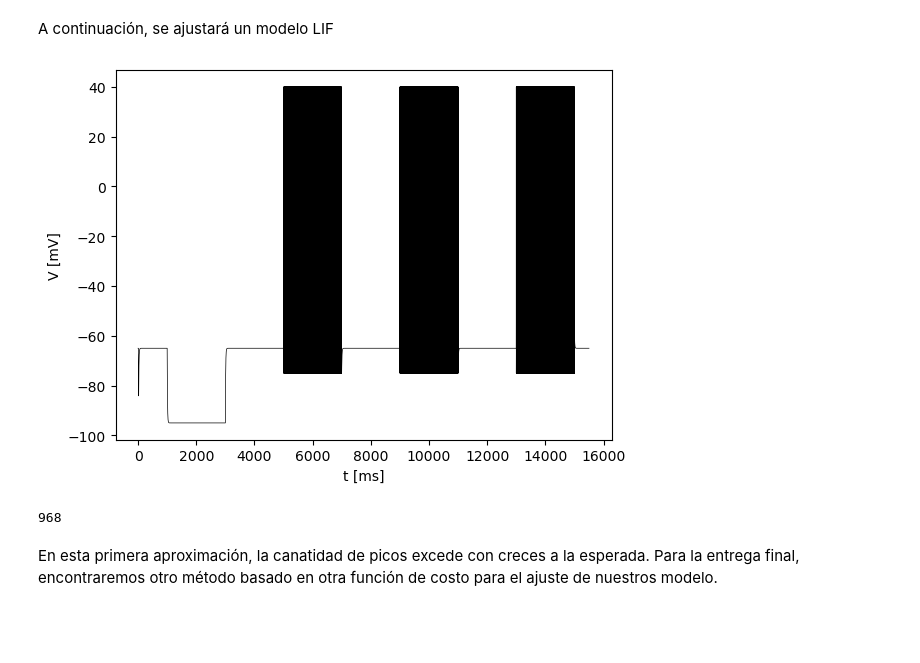
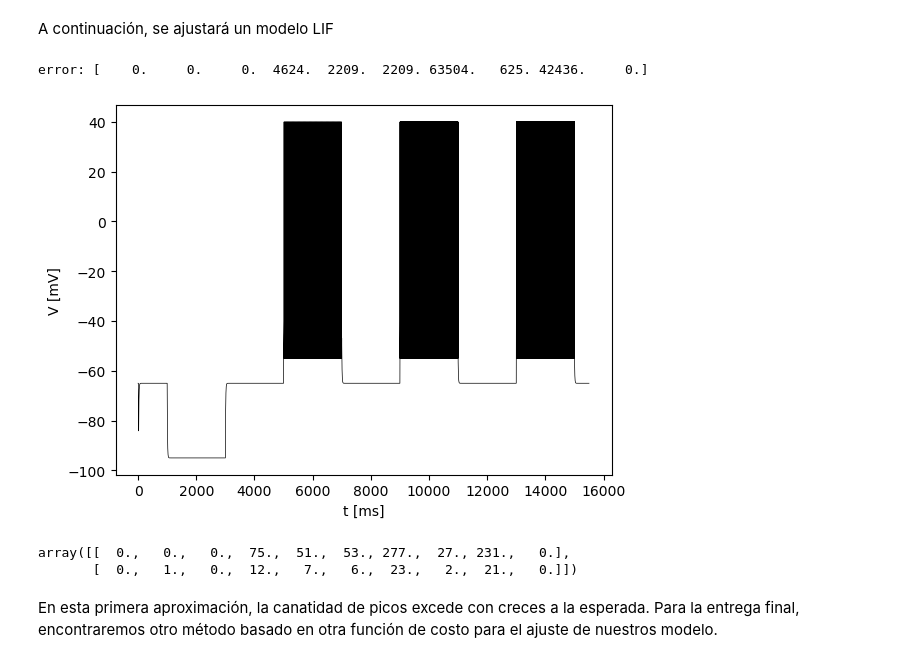
Before and after one commit to gonzagrau/Neuro-16-82, a Jupyter notebook: Trabajo Final/result_prelim_Grau_Gonzalez.ipynb, the cells around one changed output. Cells and saved outputs as stored; diff of their text form; code cells hidden in the pictures; blank space fills up the shorter version.

```diff
--- a/Trabajo Final/result_prelim_Grau_Gonzalez.ipynb
+++ b/Trabajo Final/result_prelim_Grau_Gonzalez.ipynb
@@ -107,13 +111,19 @@ A continuación, se ajustará un modelo LIF
+# %%
+lif = LIF_model(V_th=-40*mV, V_reset=-55*mV)
+# lif.simulate_trajectory(t, I_train*pA, plot=True);
 # %%
-lif = LIF_model()
-lif.fit_spikes(t, training_peaks_t, I_train*pA, n_per_bin=len(t))
+lif.fit_spikes(t, training_peaks_t, I_train*pA, n_per_bin=len(t)//10);
 _, spikes_LIF = lif.simulate_trajectory(t, I_train*pA, plot=True)
 # %% [output]
+error: [    0.     0.     0.  4624.  2209.  2209. 63504.   625. 42436.     0.]
-[figure, old version]
+[figure, new version]
-# %%
-print(len(spikes_LIF) - len(spike_Times))
-# %% [output]
-968
+# %%
+rates_lif = firing_rate(t, spikes_LIF, n_per_bin=len(t)//10)
+rates_obj = firing_rate(t, spike_Times, n_per_bin=len(t)//10)
+np.vstack((rates_lif, rates_obj))
+# %% [output]
+array([[  0.,   0.,   0.,  75.,  51.,  53., 277.,  27., 231.,   0.],
+       [  0.,   1.,   0.,  12.,   7.,   6.,  23.,   2.,  21.,   0.]])
 # %% [markdown]
 En esta primera aproximación, la canatidad de picos excede con creces a la esperada. Para la entrega final, encontraremos otro método basado en otra función de costo para el ajuste de nuestros modelo.
 # %% [markdown]
```
Also changed, not shown: parts of 3 cells of this notebook, 3 other files.
